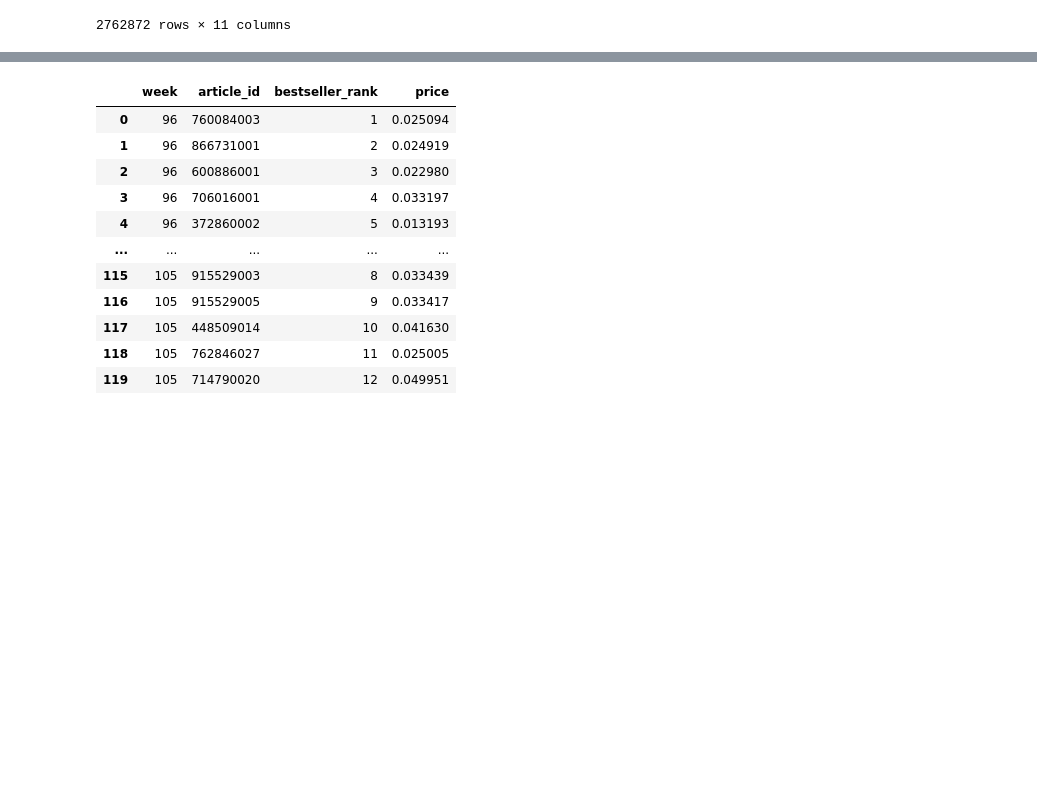
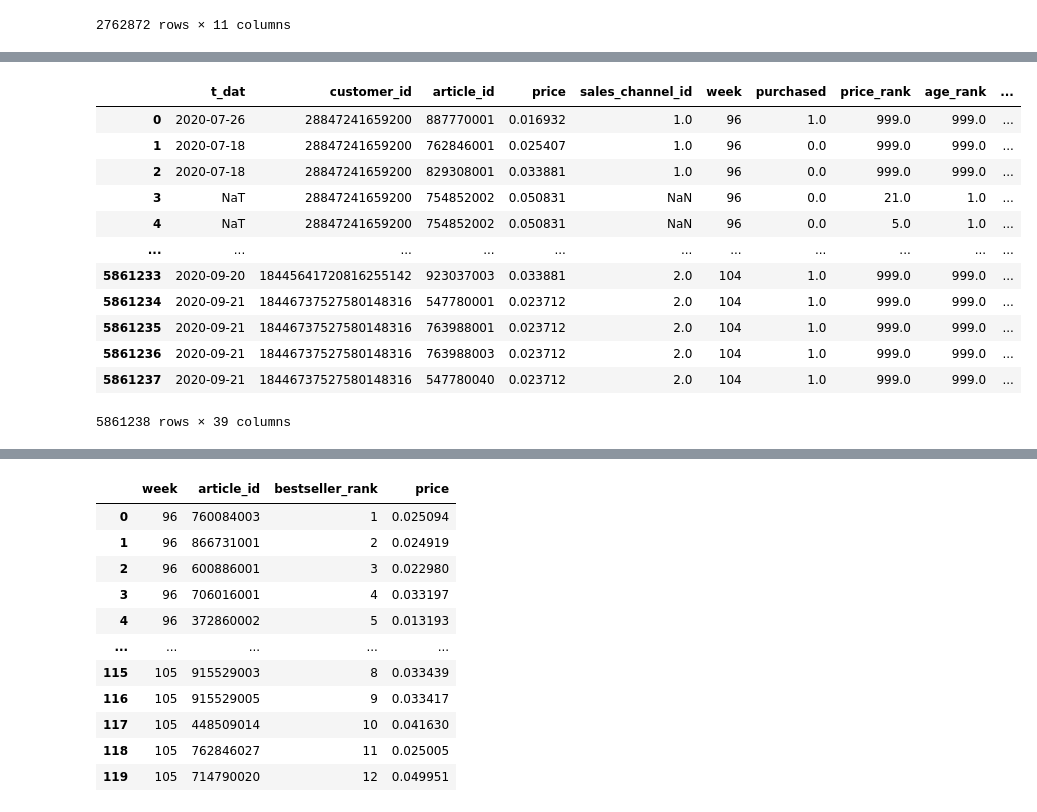
Before and after one commit to LienM/ai-project-23-24, a Jupyter notebook: MaksimKarnaukh/05-Research/notebook-05.ipynb, the cells around one changed output, grey strips where cells are left out. Saved outputs shown, nothing was run; the diff lists cells and outputs as text; code cells hidden in the pictures; blank space fills up the shorter version.

```diff
--- a/MaksimKarnaukh/05-Research/notebook-05.ipynb
+++ b/MaksimKarnaukh/05-Research/notebook-05.ipynb
@@ -350,0 +425,5 @@ top_candidates_3feat_price[top_candidates_3feat_price['customer_id']==2724124813
+# %%
+transactions['purchased'] = 1
+data = pd.concat([transactions, candidates_last_purchase, candidates_])
+data.purchased.fillna(0, inplace=True)
+data.drop_duplicates(['customer_id', 'article_id', 'week'], inplace=True)
@@ -350,0 +446,10 @@ top_candidates_3feat_price[top_candidates_3feat_price['customer_id']==2724124813
+# %%
+data = pd.merge(
+    data,
+    top_candidates_3feat_prev_week[['week', 'article_id', 'price_rank', 'age_rank']],
+    on=['week', 'article_id'],
+    how='left'
+)
+data = data[data.week != data.week.min()]
+data.price_rank.fillna(999, inplace=True)
+data.age_rank.fillna(999, inplace=True)
@@ -350,0 +472,24 @@ top_candidates_3feat_price[top_candidates_3feat_price['customer_id']==2724124813
+# %%
+data = pd.merge(data, articles, on='article_id', how='left')
+data = pd.merge(data, customers, on='customer_id', how='left')
+data.sort_values(['week', 'customer_id'], inplace=True)
+data.reset_index(drop=True, inplace=True)
+# %%
+train = data[data.week != test_week]
+test = data[data.week==test_week].drop_duplicates(['customer_id', 'article_id', 'sales_channel_id']).copy()
+# %%
+train
+# %% [output]
+|  | t_dat | customer_id | article_id | price | sales_channel_id | week | purchased | price_rank | age_rank | ... |
+| 0 | 2020-07-26 | 28847241659200 | 887770001 | 0.016932 | 1.0 | 96 | 1.0 | 999.0 | 999.0 | ... |
+| 1 | 2020-07-18 | 28847241659200 | 762846001 | 0.025407 | 1.0 | 96 | 0.0 | 999.0 | 999.0 | ... |
+| 2 | 2020-07-18 | 28847241659200 | 829308001 | 0.033881 | 1.0 | 96 | 0.0 | 999.0 | 999.0 | ... |
+| 3 | NaT | 28847241659200 | 754852002 | 0.050831 | NaN | 96 | 0.0 | 21.0 | 1.0 | ... |
+| 4 | NaT | 28847241659200 | 754852002 | 0.050831 | NaN | 96 | 0.0 | 5.0 | 1.0 | ... |
+| ... | ... | ... | ... | ... | ... | ... | ... | ... | ... | ... |
+| 5861233 | 2020-09-20 | 18445641720816255142 | 923037003 | 0.033881 | 2.0 | 104 | 1.0 | 999.0 | 999.0 | ... |
+| 5861234 | 2020-09-21 | 18446737527580148316 | 547780001 | 0.023712 | 2.0 | 104 | 1.0 | 999.0 | 999.0 | ... |
+| 5861235 | 2020-09-21 | 18446737527580148316 | 763988001 | 0.023712 | 2.0 | 104 | 1.0 | 999.0 | 999.0 | ... |
+| 5861236 | 2020-09-21 | 18446737527580148316 | 763988003 | 0.023712 | 2.0 | 104 | 1.0 | 999.0 | 999.0 | ... |
+| 5861237 | 2020-09-21 | 18446737527580148316 | 547780040 | 0.023712 | 2.0 | 104 | 1.0 | 999.0 | 999.0 | ... |
+5861238 rows × 39 columns
```
Also changed, not shown: parts of 26 cells of this notebook.
